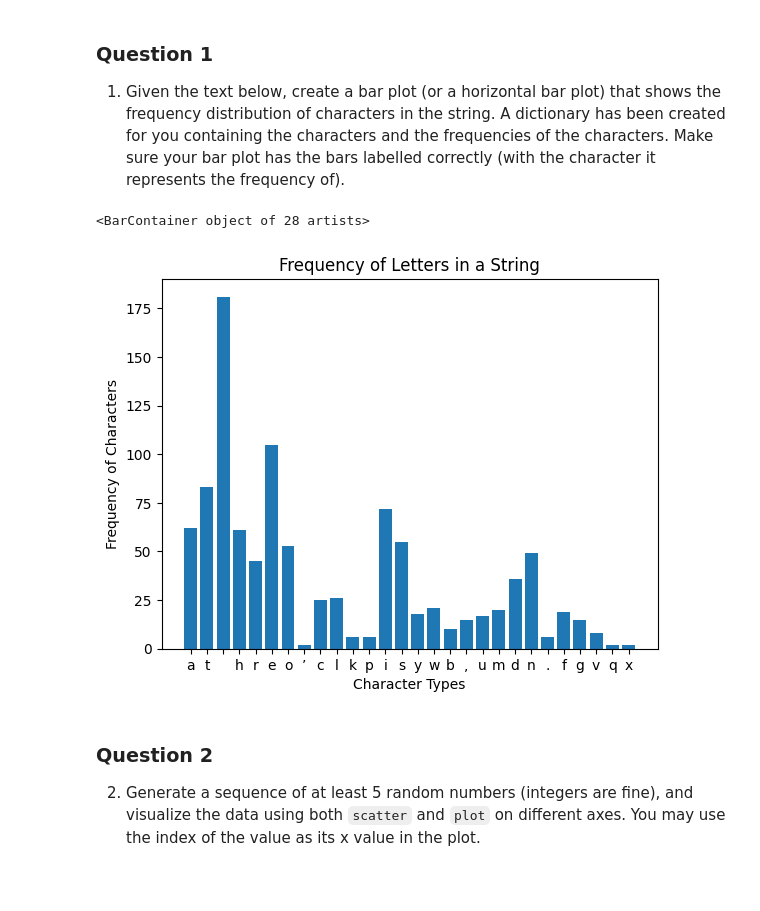
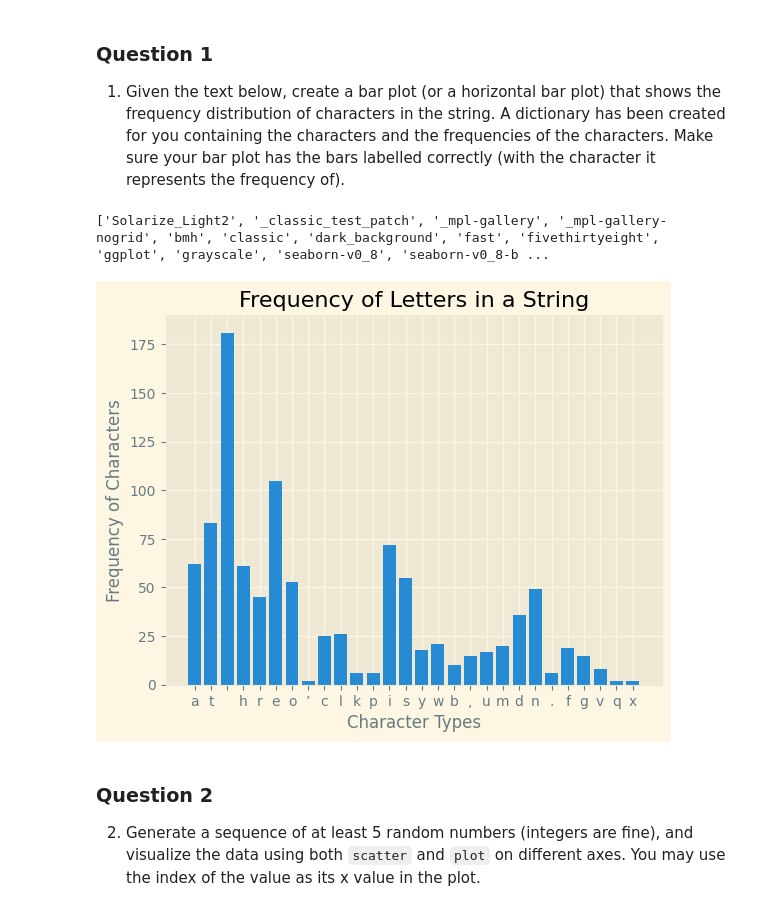
Before and after one commit to MichaelPogue/Northwest-Missouri-State-University, a Jupyter notebook: Web Mining and Applied NLP (44-620)/Module 3/pyplot.ipynb, the cells around one changed output. Cells and saved outputs as stored; diff of their text form; code cells hidden in the pictures; blank space fills up the shorter version.

```diff
--- a/Web Mining and Applied NLP (44-620)/Module 3/pyplot.ipynb
+++ b/Web Mining and Applied NLP (44-620)/Module 3/pyplot.ipynb
@@ -21,24 +21,30 @@ Make sure your bar plot has the bars labelled correctly (with the character it r
 # %%
 # Module Imports
 import random as rng
 from matplotlib import pyplot as plt
+from matplotlib import style
 from collections import Counter
 
 # Primary Code
 TEXT = "At three o’clock precisely I was at Baker Street, but Holmes had not yet returned. The landlady informed me that he had left the house shortly after eight o’clock in the morning. I sat down beside the fire, however, with the intention of awaiting him, however long he might be. I was already deeply interested in his inquiry, for, though it was surrounded by none of the grim and strange features which were associated with the two crimes which I have already recorded, still, the nature of the case and the exalted station of his client gave it a character of its own. Indeed, apart from the nature of the investigation which my friend had on hand, there was something in his masterly grasp of a situation, and his keen, incisive reasoning, which made it a pleasure to me to study his system of work, and to follow the quick, subtle methods by which he disentangled the most inextricable mysteries. So accustomed was I to his invariable success that the very possibility of his failing had ceased to enter into my head.".lower()
 letter_freq = dict(Counter(TEXT))
 
 x = letter_freq.keys()
 y = letter_freq.values()
 
 # Chart
 plt.title('Frequency of Letters in a String')
 plt.xlabel('Character Types')
 plt.ylabel('Frequency of Characters')
 plt.bar(x,y)
+# If this is still here, I started playing with styles that somehow managed to turn into a virus and infect all my other charts. I don't know
+# to make it stop. Google has failed me. I'm scared. ='(
+plt.style.use('Solarize_Light2')
+
+print(plt.style.available)
 # %% [output]
-<BarContainer object of 28 artists>
+['Solarize_Light2', '_classic_test_patch', '_mpl-gallery', '_mpl-gallery-nogrid', 'bmh', 'classic', 'dark_background', 'fast', 'fivethirtyeight', 'ggplot', 'grayscale', 'seaborn-v0_8', 'seaborn-v0_8-b ...
-[figure, old version]
+[figure, new version]
 # %% [markdown]
 ### Question 2
 
```
Also changed, not shown: parts of 6 cells of this notebook.
